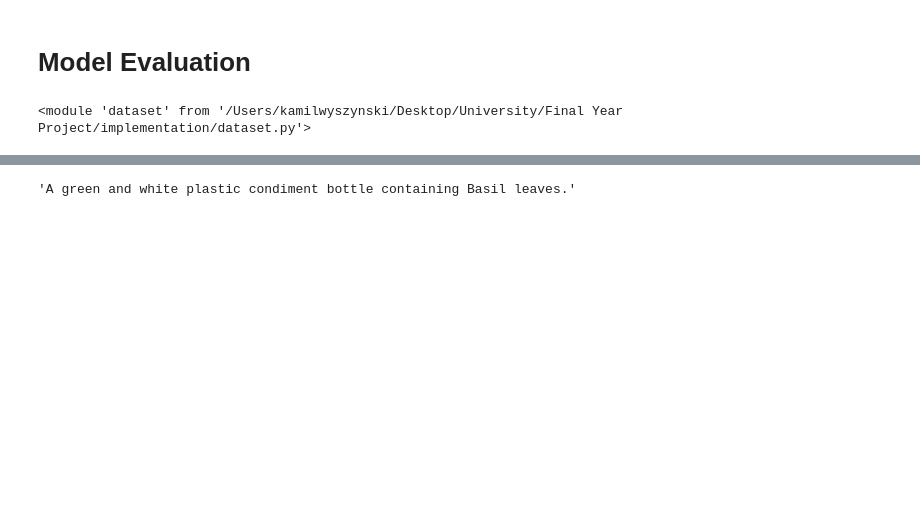
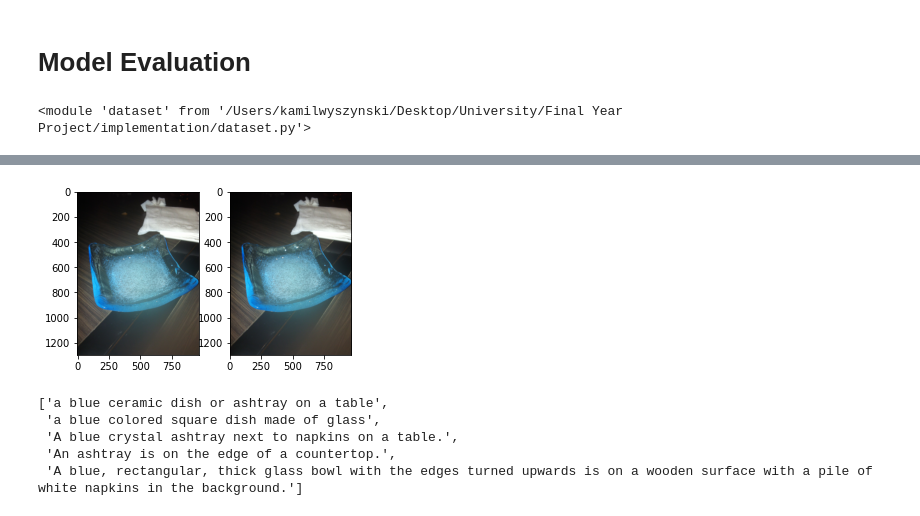
Before and after one commit to kamilwyszynski/multimodal_graph_learning, a Jupyter notebook: model_testing.ipynb, the cells around one changed output, grey strips where cells are left out. Cells and saved outputs as stored; diff of their text form; code cells hidden in the pictures; blank space fills up the shorter version.

```diff
--- a/model_testing.ipynb
+++ b/model_testing.ipynb
@@ -303,4 +366,23 @@ array([['VizWiz_train_00007891.jpg', 'skyscrapers', 1, 1],
+# %%
+# Good examples:
+# VizWiz_train_00006261 - wine
+# VizWiz_train_00006677 - fingers
+# VizWiz_train_00007405 - beef
+# VizWiz_train_00004447 - beer
+# VizWiz_train_00003959 - watermelon
+# VizWiz_train_00005055 - computer screen
+# VizWiz_train_00004661 - book
+# VizWiz_train_00005330 - harry potter and box
+tested_image = 'VizWiz_train_00008571.jpg'
+# %%
+show_images(tested_image, tested_image)
+# %% [output]
+[figure, added]
 # %%
-vw.get_caption('VizWiz_train_00000001.jpg')
+vw.get_caption(tested_image)
 # %% [output]
-'A green and white plastic condiment bottle containing Basil leaves.'
+['a blue ceramic dish or ashtray on a table',
+ 'a blue colored square dish made of glass',
+ 'A blue crystal ashtray next to napkins on a table.',
+ 'An ashtray is on the edge of a countertop.',
+ 'A blue, rectangular, thick glass bowl with the edges turned upwards is on a wooden surface with a pile of white napkins in the background.']
```
Also changed, not shown: parts of 39 cells of this notebook.
